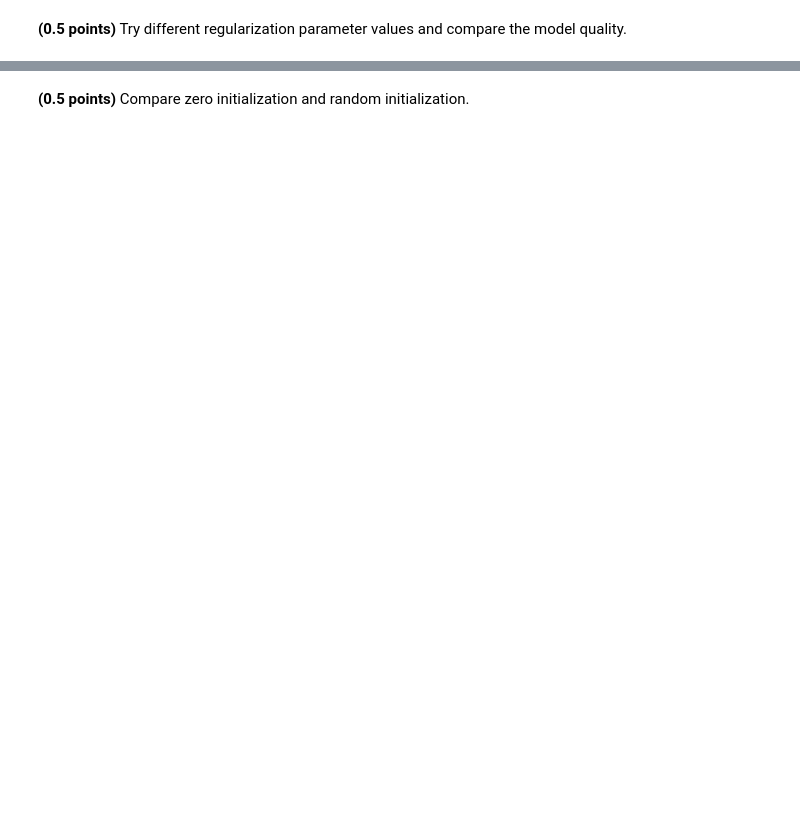
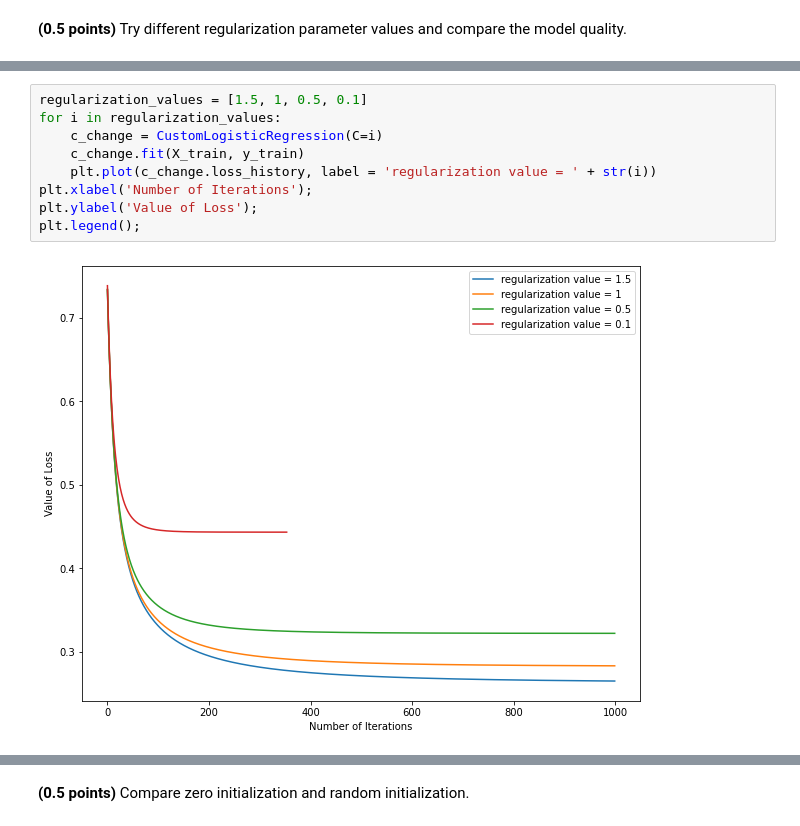
Before and after one commit to AlinaRskv/rs-school-ml-course-2, a Jupyter notebook: 5_classification_linear_knn/hw_classification.ipynb, the cells around one changed output, grey strips where cells are left out. Cells and saved outputs as stored; diff of their text form; blank space fills up the shorter version.

```diff
--- a/5_classification_linear_knn/hw_classification.ipynb
+++ b/5_classification_linear_knn/hw_classification.ipynb
@@ -234,0 +253,11 @@ assert min(train_acc, test_acc) > 0.9
+# %%
+regularization_values = [1.5, 1, 0.5, 0.1]
+for i in regularization_values:
+    c_change = CustomLogisticRegression(C=i)
+    c_change.fit(X_train, y_train)
+    plt.plot(c_change.loss_history, label = 'regularization value = ' + str(i))
+plt.xlabel('Number of Iterations');
+plt.ylabel('Value of Loss');
+plt.legend();
+# %% [output]
+[figure, added]
```
Also changed, not shown: parts of 51 cells of this notebook.
